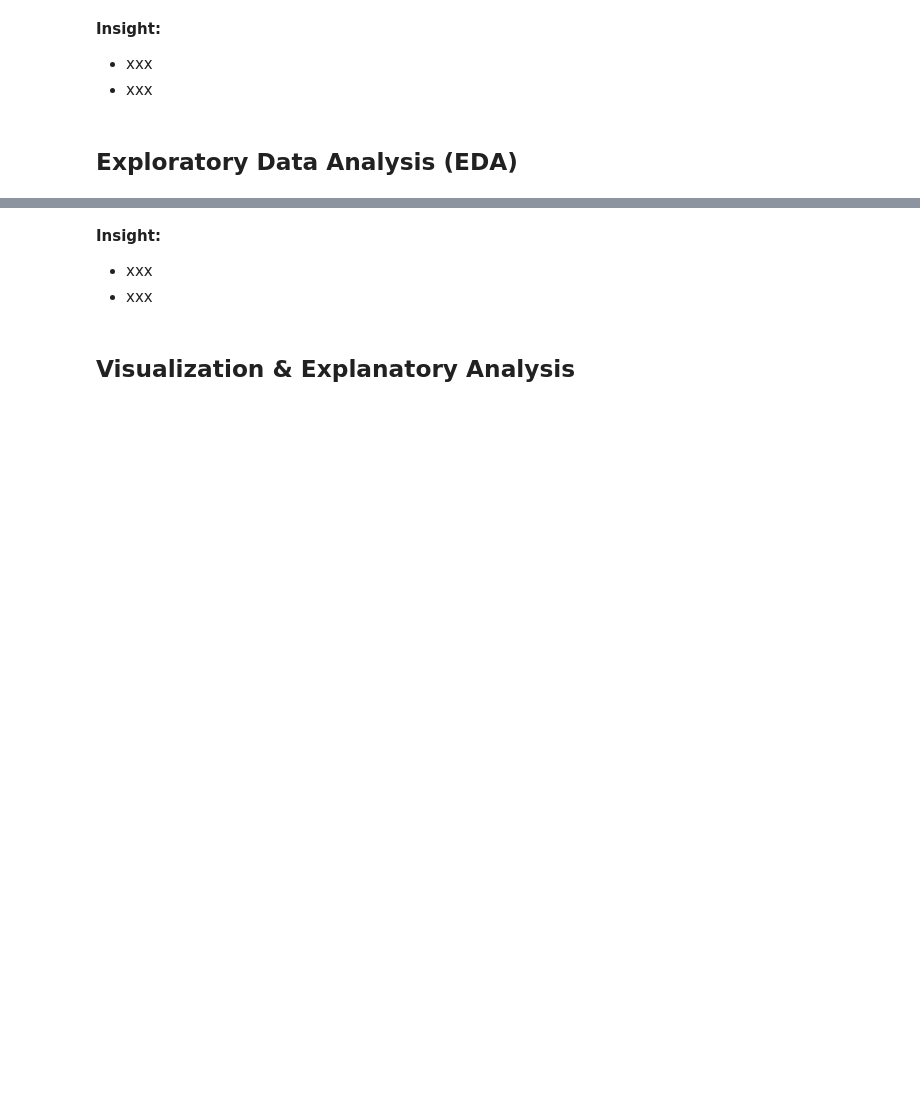
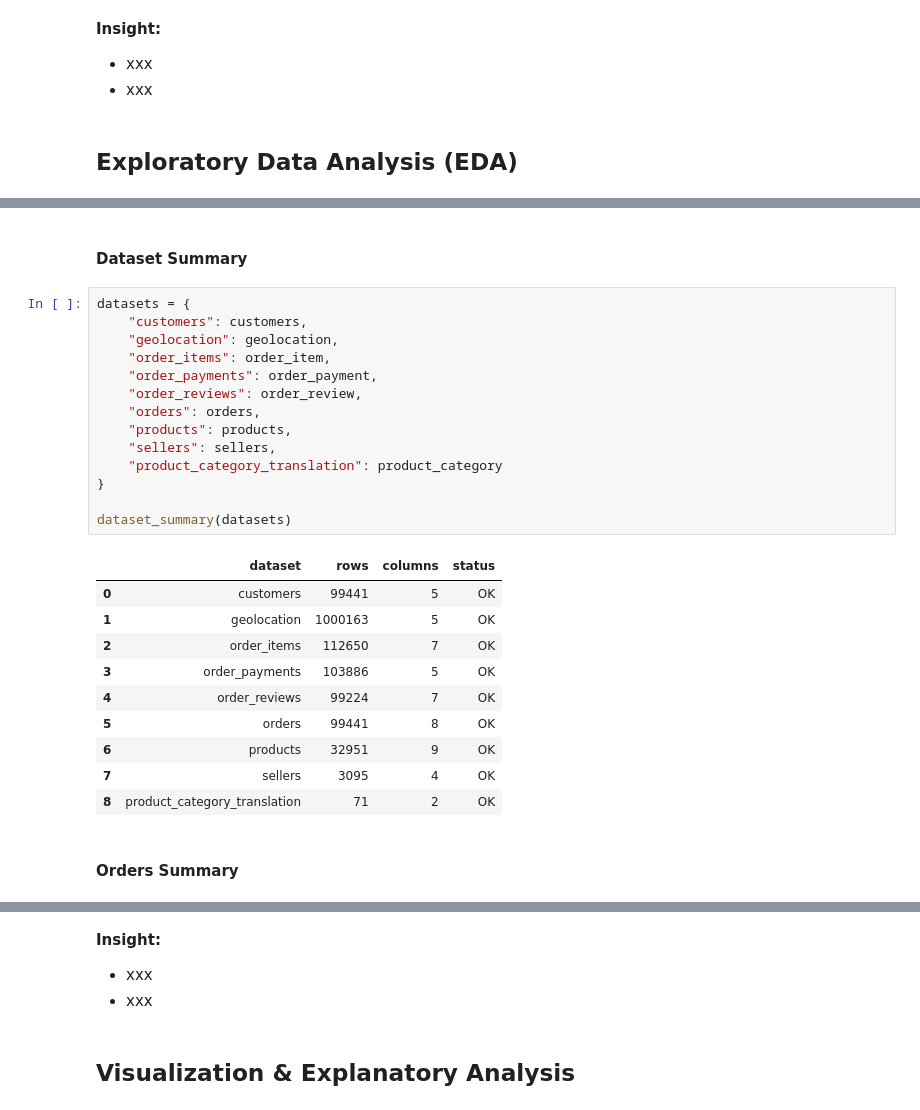
Before and after one commit to NekoMonci12/Machine-Learning-Brazilian-E-Commerce, a Jupyter notebook: ML_Muhammad_Tamir.ipynb, the cells around one changed output, grey strips where cells are left out. Saved outputs shown, nothing was run; the diff lists cells and outputs as text; blank space fills up the shorter version.

```diff
--- a/ML_Muhammad_Tamir.ipynb
+++ b/ML_Muhammad_Tamir.ipynb
@@ -385,0 +512,29 @@ Dataset Akhir        : 112650 baris
+# %% [markdown]
+#### Dataset Summary
+# %%
+datasets = {
+    "customers": customers,
+    "geolocation": geolocation,
+    "order_items": order_item,
+    "order_payments": order_payment,
+    "order_reviews": order_review,
+    "orders": orders,
+    "products": products,
+    "sellers": sellers,
+    "product_category_translation": product_category
+}
+
+dataset_summary(datasets)
+# %% [output]
+|  | dataset | rows | columns | status |
+| 0 | customers | 99441 | 5 | OK |
+| 1 | geolocation | 1000163 | 5 | OK |
+| 2 | order_items | 112650 | 7 | OK |
+| 3 | order_payments | 103886 | 5 | OK |
+| 4 | order_reviews | 99224 | 7 | OK |
+| 5 | orders | 99441 | 8 | OK |
+| 6 | products | 32951 | 9 | OK |
+| 7 | sellers | 3095 | 4 | OK |
+| 8 | product_category_translation | 71 | 2 | OK |
+# %% [markdown]
+#### Orders Summary
```
Also changed, not shown: parts of 23 cells of this notebook.
